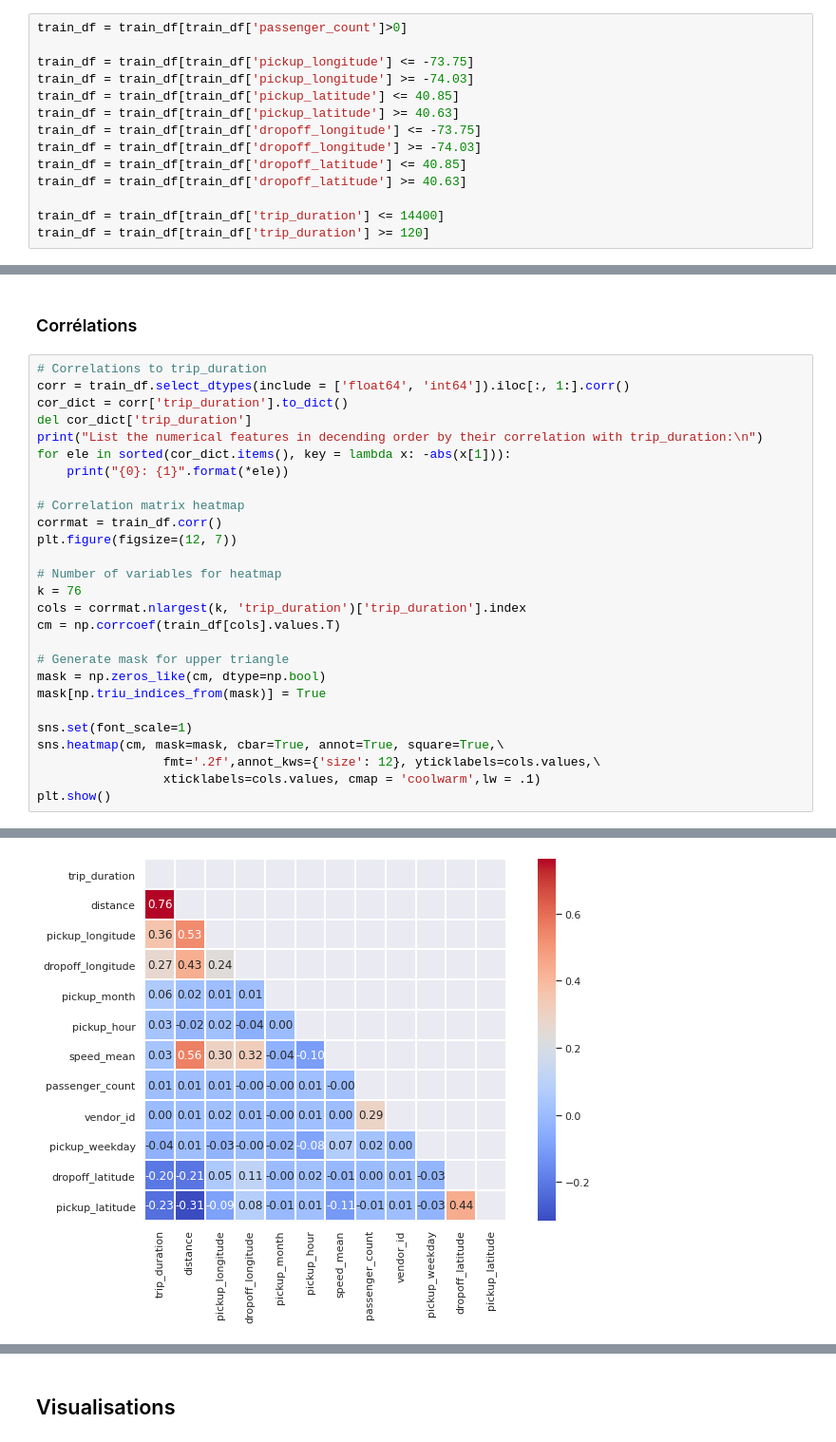
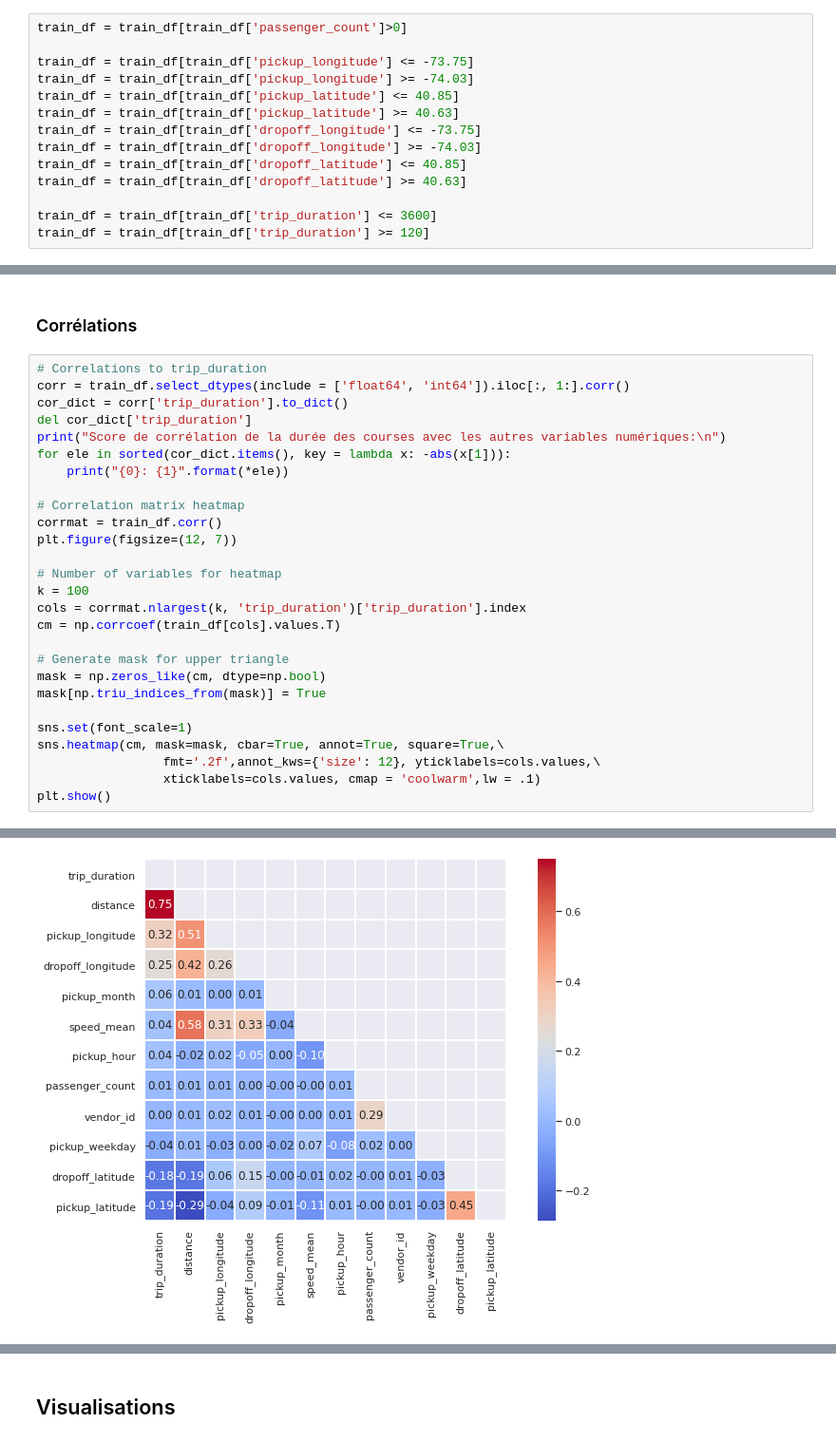
Before and after one commit to camillesauer/taxi, a Jupyter notebook: brief taxi.ipynb, the cells around one changed output, grey strips where cells are left out. Shown at 95% size. Saved outputs shown, nothing was run; the diff lists cells and outputs as text.

```diff
--- a/brief taxi.ipynb
+++ b/brief taxi.ipynb
@@ -113,7 +115,7 @@ train_df = train_df[train_df['dropoff_longitude'] >= -74.03]
 train_df = train_df[train_df['dropoff_latitude'] <= 40.85]
 train_df = train_df[train_df['dropoff_latitude'] >= 40.63]
 
-train_df = train_df[train_df['trip_duration'] <= 14400]
+train_df = train_df[train_df['trip_duration'] <= 3600]
 train_df = train_df[train_df['trip_duration'] >= 120]
 # %%
 train_df.describe().T
@@ -294,7 +300,7 @@ https://www.lemonde.fr/planete/article/2016/01/23/une-puissante-tempete-de-neige
 corr = train_df.select_dtypes(include = ['float64', 'int64']).iloc[:, 1:].corr()
 cor_dict = corr['trip_duration'].to_dict()
 del cor_dict['trip_duration']
-print("List the numerical features in decending order by their correlation with trip_duration:\n")
+print("Score de corrélation de la durée des courses avec les autres variables numériques:\n")
 for ele in sorted(cor_dict.items(), key = lambda x: -abs(x[1])):
     print("{0}: {1}".format(*ele))
 
@@ -303,7 +309,7 @@ corrmat = train_df.corr()
 plt.figure(figsize=(12, 7))
 
 # Number of variables for heatmap
-k = 76
+k = 100
 cols = corrmat.nlargest(k, 'trip_duration')['trip_duration'].index
 cm = np.corrcoef(train_df[cols].values.T)
 
@@ -332 +338 @@ passenger_count: 0.007276221936387719
-[figure, old version]
+[figure, new version]
```
Also changed, not shown: parts of 43 cells of this notebook.
